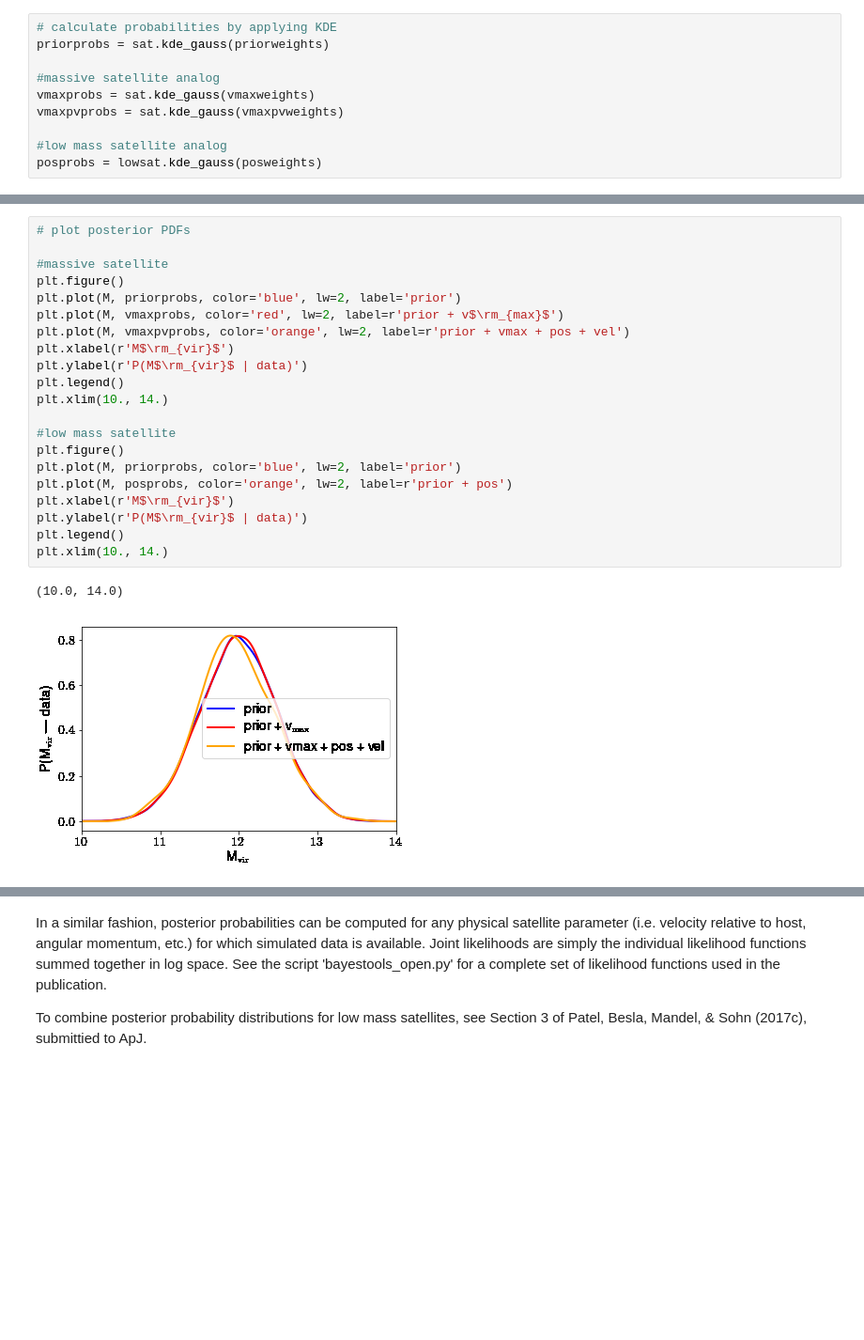
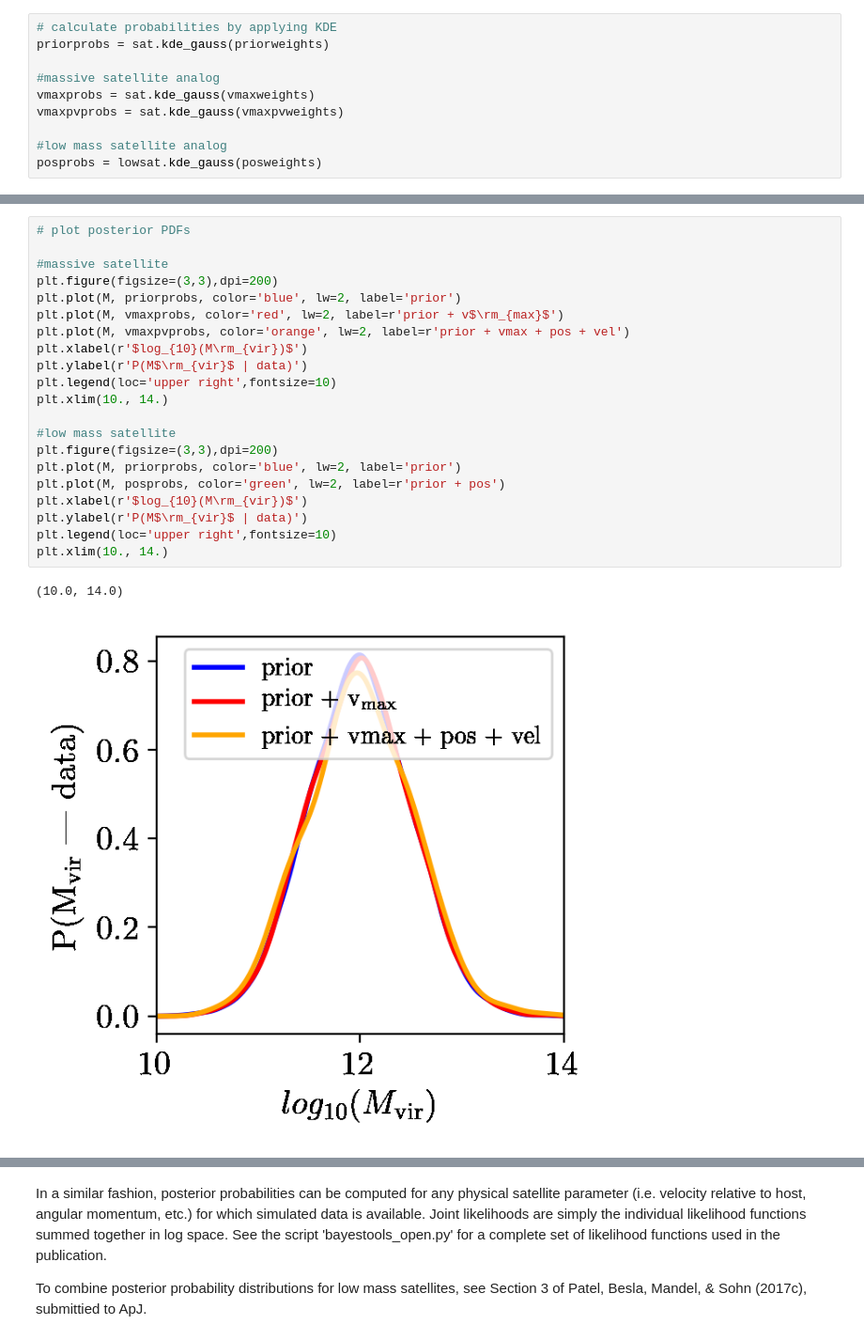
Before and after one commit to ekta1224/BayesToolsSatDynamics, a Jupyter notebook: example.ipynb, the cells around one changed output, grey strips where cells are left out. Shown at 94% size. Cells and saved outputs as stored; diff of their text form; blank space fills up the shorter version.

```diff
--- a/example.ipynb
+++ b/example.ipynb
@@ -81,24 +80,24 @@ log10 68% credible interval lengths (lower, upper): 0.449191015668 0.53216423914
 # %%
 # plot posterior PDFs
 
 #massive satellite
-plt.figure()
+plt.figure(figsize=(3,3),dpi=200)
 plt.plot(M, priorprobs, color='blue', lw=2, label='prior')
 plt.plot(M, vmaxprobs, color='red', lw=2, label=r'prior + v$\rm_{max}$')
 plt.plot(M, vmaxpvprobs, color='orange', lw=2, label=r'prior + vmax + pos + vel')
-plt.xlabel(r'M$\rm_{vir}$')
+plt.xlabel(r'$log_{10}(M\rm_{vir})$')
 plt.ylabel(r'P(M$\rm_{vir}$ | data)')
-plt.legend()
+plt.legend(loc='upper right',fontsize=10)
 plt.xlim(10., 14.)
 
 #low mass satellite
-plt.figure()
+plt.figure(figsize=(3,3),dpi=200)
 plt.plot(M, priorprobs, color='blue', lw=2, label='prior')
-plt.plot(M, posprobs, color='orange', lw=2, label=r'prior + pos')
-plt.xlabel(r'M$\rm_{vir}$')
+plt.plot(M, posprobs, color='green', lw=2, label=r'prior + pos')
+plt.xlabel(r'$log_{10}(M\rm_{vir})$')
 plt.ylabel(r'P(M$\rm_{vir}$ | data)')
-plt.legend()
+plt.legend(loc='upper right',fontsize=10)
 plt.xlim(10., 14.)
 # %% [output]
 (10.0, 14.0)
-[figure, old version]
+[figure, new version]
```
Also changed, not shown: parts of 6 cells of this notebook.
